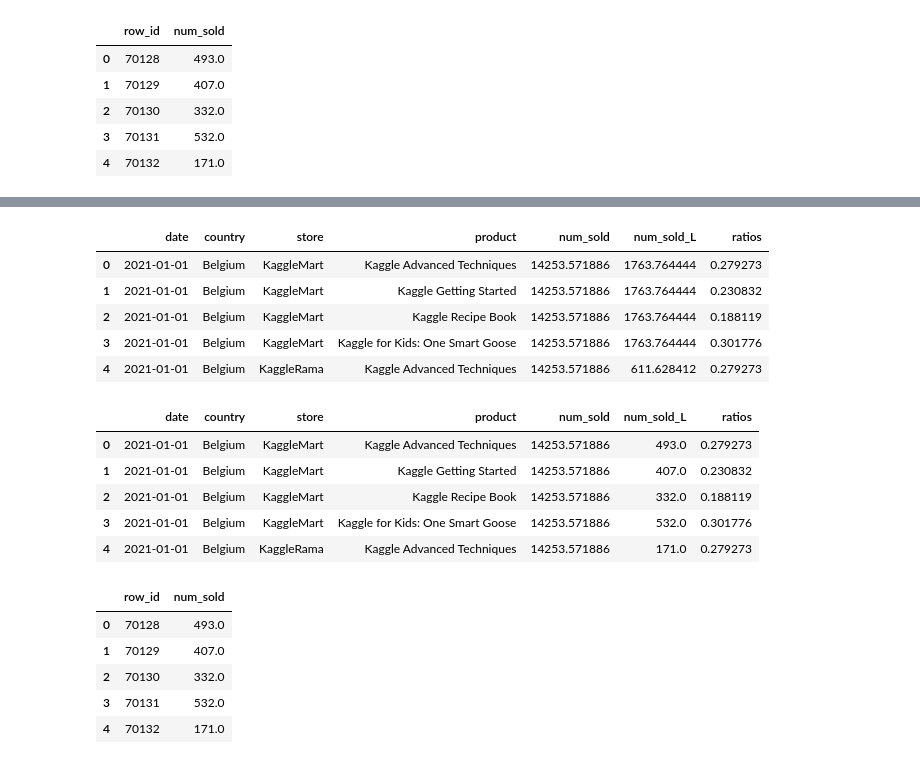
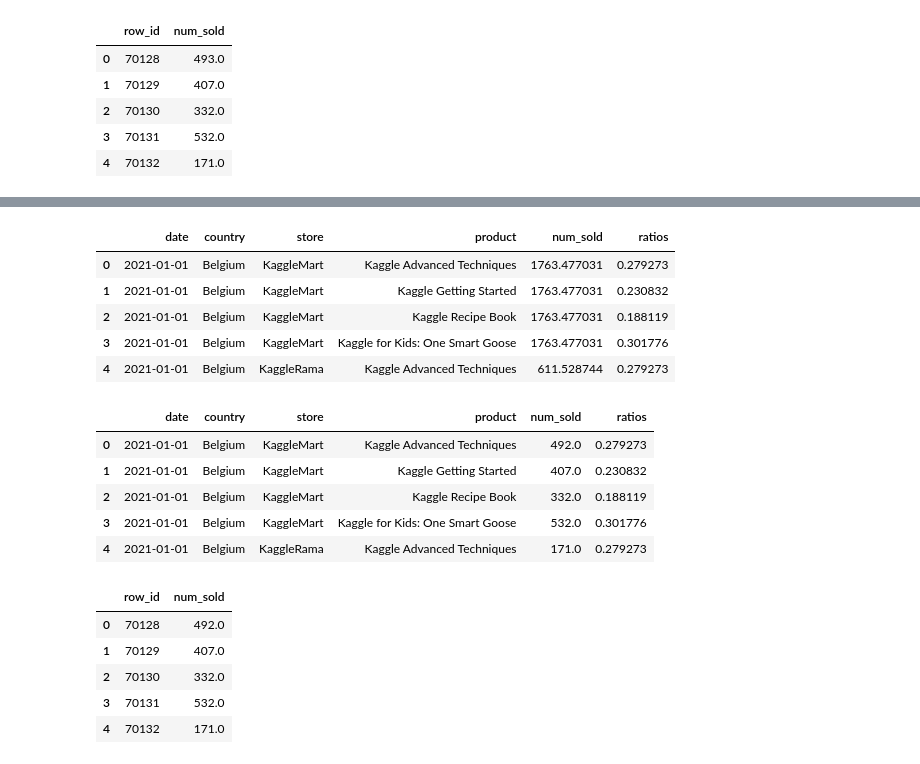
Before and after one commit to Bakhtaki/Kaggle-Competitions, a Jupyter notebook: tp-sep-2022.ipynb, the cells around one changed output, grey strips where cells are left out. Drawn from its saved outputs; the diff is of its cells as text; code cells hidden in the pictures.

```diff
--- a/tp-sep-2022.ipynb
+++ b/tp-sep-2022.ipynb
@@ -946,7 +948,7 @@ extended_test.head()
 # %%
 y = extended_train['num_sold']
-X = extended_train.drop(['date','month','num_sold','week_number'],axis=1)
-X_test = extended_test.drop(['date','month', 'week_number'],axis=1)
+X = extended_train.drop(['date','month','num_sold','week_number',"is_weekend"],axis=1)
+X_test = extended_test.drop(['date','month', 'week_number',"is_weekend"],axis=1)
 # %%
 all_test_dates.head()
 # %% [output]
@@ -1122,0 +1129,3 @@ all_test_dates.head()
+# %%
+all_test_dates.drop('num_sold',axis=1,inplace=True)
+all_test_dates.head()
@@ -1126,7 +1142,7 @@ kf = GroupKFold(n_splits=4)
 scores = []
 params = {'alpha':[0.1, 0.2, 0.3, 0.4, 0.5],'solver':('auto', 'svd', 'cholesky', 'lsqr', 'sparse_cg', 'sag', 'saga') }
 for fold, (train_idx, val_idx) in enumerate(kf.split(X, groups=X.year)):
-    model = Lasso(tol=0.00001,max_iter=10000,alpha=0.1)
+    model = Lasso(tol=0.00002,max_iter=10000,alpha=0.2)
     model = make_pipeline(StandardScaler(), model)
     model.fit(X.iloc[train_idx], y.iloc[train_idx])
     preds_lst.append(model.predict(X_test)* weights[fold])
@@ -1137,5 +1153,5 @@ print("Mean score", np.mean(scores))
 preds_df = pd.DataFrame(np.column_stack(preds_lst))
 #average predictions from kfold
 preds_df['num_sold'] = preds_df.sum(axis = 1)/np.sum(weights)
-all_test_dates["num_sold_L"] = preds_df['num_sold']
+all_test_dates["num_sold"] = preds_df['num_sold']
 # %% [output]
@@ -1172,5 +1188,5 @@ sub_df.head(10)
 # %%
 for country in country_balanced.index:
-        sub_df.loc[(sub_df["country"] == country), "num_sold_L"] = sub_df.loc[(sub_df["country"] == country), "num_sold_L"] *  country_balanced[country]
+        sub_df.loc[(sub_df["country"] == country), "num_sold"] = sub_df.loc[(sub_df["country"] == country), "num_sold"] *  country_balanced[country]
 sub_df.head()
 # %% [output]
@@ -1183,31 +1199,31 @@ sub_df.head()
 # %%
 for store in store_weights.index:
-        sub_df.loc[sub_df["store"] == store, "num_sold_L"] = sub_df.loc[sub_df["store"] == store, "num_sold_L"] * store_weights[store]
+        sub_df.loc[sub_df["store"] == store, "num_sold"] = sub_df.loc[sub_df["store"] == store, "num_sold"] * store_weights[store]
 sub_df.head()
 # %% [output]
-|  | date | country | store | product | num_sold | num_sold_L | ratios |
-| 0 | 2021-01-01 | Belgium | KaggleMart | Kaggle Advanced Techniques | 14253.571886 | 1763.764444 | 0.279273 |
-| 1 | 2021-01-01 | Belgium | KaggleMart | Kaggle Getting Started | 14253.571886 | 1763.764444 | 0.230832 |
-| 2 | 2021-01-01 | Belgium | KaggleMart | Kaggle Recipe Book | 14253.571886 | 1763.764444 | 0.188119 |
-| 3 | 2021-01-01 | Belgium | KaggleMart | Kaggle for Kids: One Smart Goose | 14253.571886 | 1763.764444 | 0.301776 |
-| 4 | 2021-01-01 | Belgium | KaggleRama | Kaggle Advanced Techniques | 14253.571886 | 611.628412 | 0.279273 |
+|  | date | country | store | product | num_sold | ratios |
+| 0 | 2021-01-01 | Belgium | KaggleMart | Kaggle Advanced Techniques | 1763.477031 | 0.279273 |
+| 1 | 2021-01-01 | Belgium | KaggleMart | Kaggle Getting Started | 1763.477031 | 0.230832 |
+| 2 | 2021-01-01 | Belgium | KaggleMart | Kaggle Recipe Book | 1763.477031 | 0.188119 |
+| 3 | 2021-01-01 | Belgium | KaggleMart | Kaggle for Kids: One Smart Goose | 1763.477031 | 0.301776 |
+| 4 | 2021-01-01 | Belgium | KaggleRama | Kaggle Advanced Techniques | 611.528744 | 0.279273 |
 # %%
-sub_df['num_sold_L'] = sub_df['num_sold_L'] * sub_df['ratios']
-sub_df['num_sold_L'] = sub_df['num_sold_L'].round()
+sub_df['num_sold'] = sub_df['num_sold'] * sub_df['ratios']
+sub_df['num_sold'] = sub_df['num_sold'].round()
 sub_df.head()
 # %% [output]
-|  | date | country | store | product | num_sold | num_sold_L | ratios |
-| 0 | 2021-01-01 | Belgium | KaggleMart | Kaggle Advanced Techniques | 14253.571886 | 493.0 | 0.279273 |
-| 1 | 2021-01-01 | Belgium | KaggleMart | Kaggle Getting Started | 14253.571886 | 407.0 | 0.230832 |
-| 2 | 2021-01-01 | Belgium | KaggleMart | Kaggle Recipe Book | 14253.571886 | 332.0 | 0.188119 |
-| 3 | 2021-01-01 | Belgium | KaggleMart | Kaggle for Kids: One Smart Goose | 14253.571886 | 532.0 | 0.301776 |
-| 4 | 2021-01-01 | Belgium | KaggleRama | Kaggle Advanced Techniques | 14253.571886 | 171.0 | 0.279273 |
+|  | date | country | store | product | num_sold | ratios |
+| 0 | 2021-01-01 | Belgium | KaggleMart | Kaggle Advanced Techniques | 492.0 | 0.279273 |
+| 1 | 2021-01-01 | Belgium | KaggleMart | Kaggle Getting Started | 407.0 | 0.230832 |
+| 2 | 2021-01-01 | Belgium | KaggleMart | Kaggle Recipe Book | 332.0 | 0.188119 |
+| 3 | 2021-01-01 | Belgium | KaggleMart | Kaggle for Kids: One Smart Goose | 532.0 | 0.301776 |
+| 4 | 2021-01-01 | Belgium | KaggleRama | Kaggle Advanced Techniques | 171.0 | 0.279273 |
 # %%
-final_submission['num_sold'] =sub_df['num_sold_L']
+final_submission['num_sold'] =sub_df['num_sold']
 final_submission.head()
 # %% [output]
 |  | row_id | num_sold |
-| 0 | 70128 | 493.0 |
+| 0 | 70128 | 492.0 |
 | 1 | 70129 | 407.0 |
 | 2 | 70130 | 332.0 |
 | 3 | 70131 | 532.0 |
```
Also changed, not shown: parts of 31 cells of this notebook.
